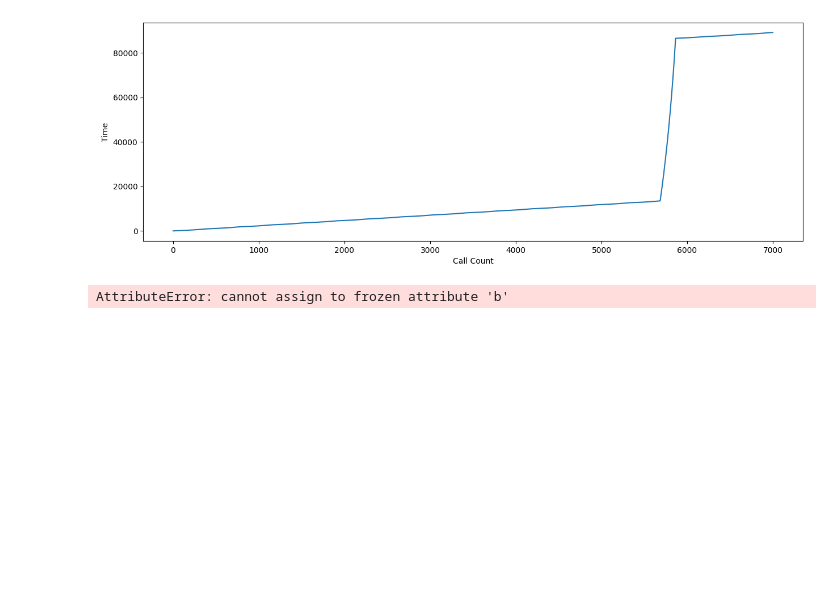
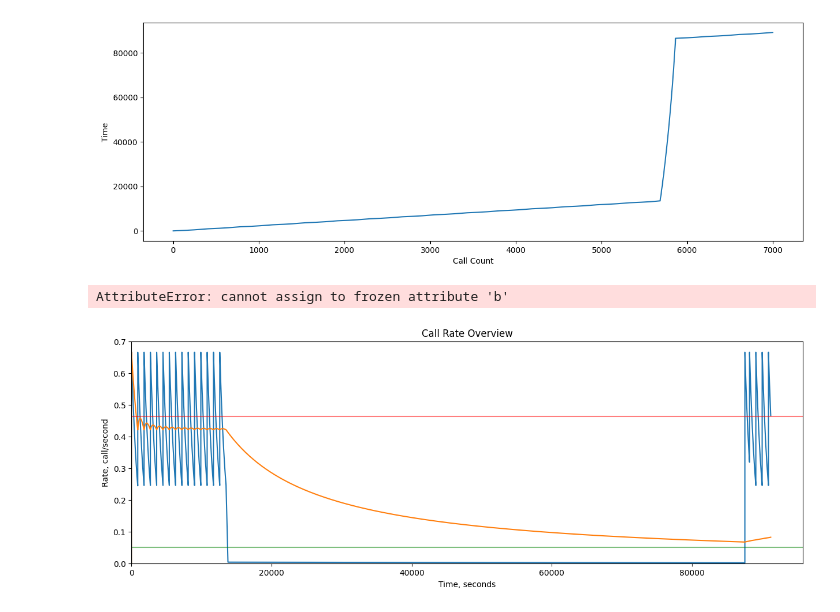
Before and after one commit to racersmith/generic-cell-rate-algorithm, a Jupyter notebook: example.ipynb, the cells around one changed output. Cells and saved outputs as stored; diff of their text form; code cells hidden in the pictures; blank space fills up the shorter version.

Commit message:
Create multi-rate fixed period example

```diff
--- a/example.ipynb
+++ b/example.ipynb
@@ -407,0 +456,16 @@ AttributeError: cannot assign to frozen attribute 'b'
+# %%
+plt.figure(figsize=(15, 5))
+plt.title("Call Rate Overview")
+plt.plot(results.time, results.rate)
+plt.plot(results.time, results.avg_rate)
+
+plt.axhline(burst.rate, color='red', alpha=0.5)
+plt.axhline(sustained.rate, color='green', alpha=0.5)
+
+plt.xlim(0, None)
+plt.ylim(0, None)
+plt.xlabel("Time, seconds")
+plt.ylabel("Rate, call/second")
+plt.show()
+# %% [output]
+[figure, added]
```
Also changed, not shown: parts of 4 cells of this notebook.
